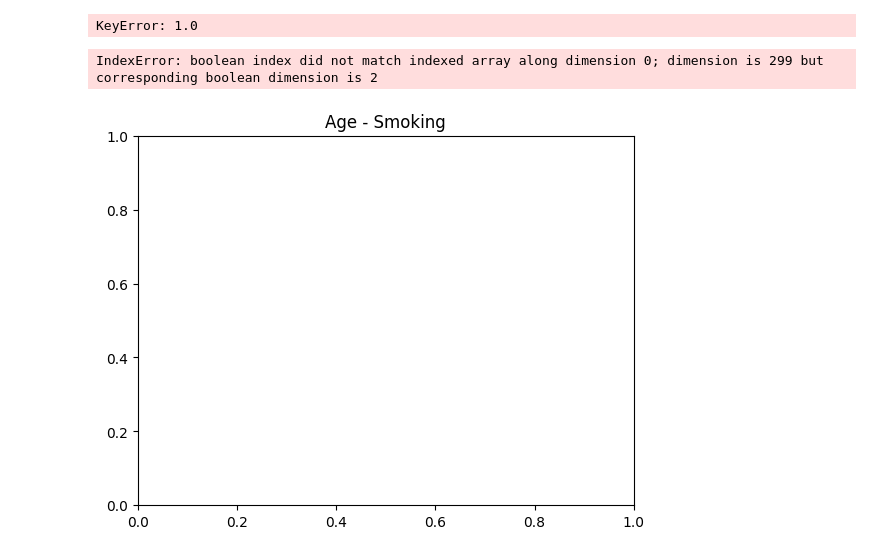
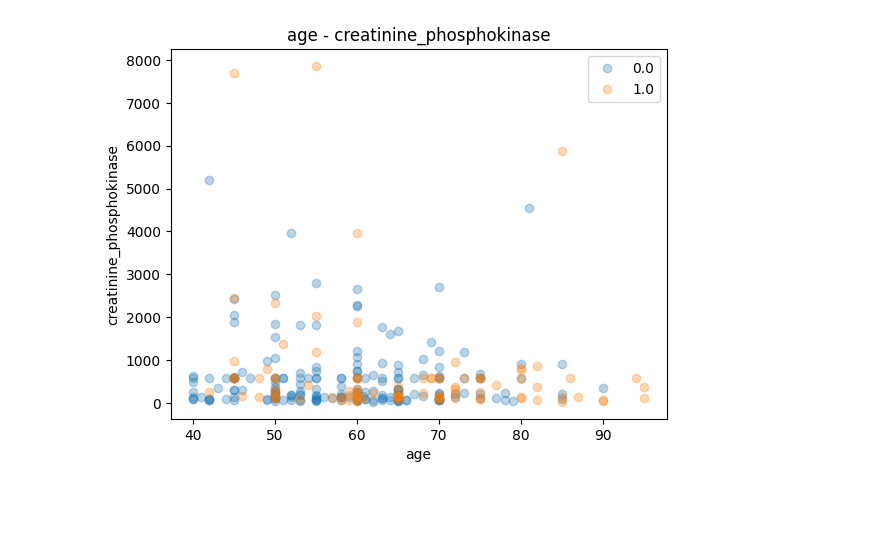
Before and after one commit to Erik100001000000/code, a Jupyter notebook: test.ipynb, the cells around one changed output. Drawn from its saved outputs; the diff is of its cells as text; code cells hidden in the pictures; blank space fills up the shorter version.

```diff
--- a/test.ipynb
+++ b/test.ipynb
@@ -17,33 +17,32 @@ attribute_dic = dict(zip(attribute_names, range(len(attribute_names))))
 
 # Our class labels is DEATH
 classLabels = raw_data[:, -1]
-classNames = ["ALIVE", "DEAD"]
+classNames = sorted(set(classLabels))
 classDic = dict(zip(classNames, range(len(classNames))))
 y = np.array([classDic[i] for i in classLabels])
 
 N, M = X.shape
 C = len(classNames)
-# %% [output]
-KeyError: 1.0
 # %%
+from re import A
 import matplotlib.pyplot as plt
-
-i = attribute_dic["serum_creatinine"]
-j = attribute_dic["ejection_fraction"]
+A= "age"
+B= "creatinine_phosphokinase"
+i = attribute_dic[A]
+j = attribute_dic[B]
 
 f = plt.figure()
-plt.title('Age - Smoking')
+plt.title(A + ' - ' + B)
 
 for c in range(C):
     class_mask = y==c
     plt.plot(X[class_mask,i], X[class_mask,j], 'o',alpha=.3)
 
 plt.legend(classNames)
 plt.xlabel(attribute_names[i])
 plt.ylabel(attribute_names[j])
 
 # Output result to screen
 plt.show()
 # %% [output]
-IndexError: boolean index did not match indexed array along dimension 0; dimension is 299 but corresponding boolean dimension is 2
-[figure, old version]
+[figure, new version]
```
Also changed, not shown: parts of 1 cell of this notebook.
